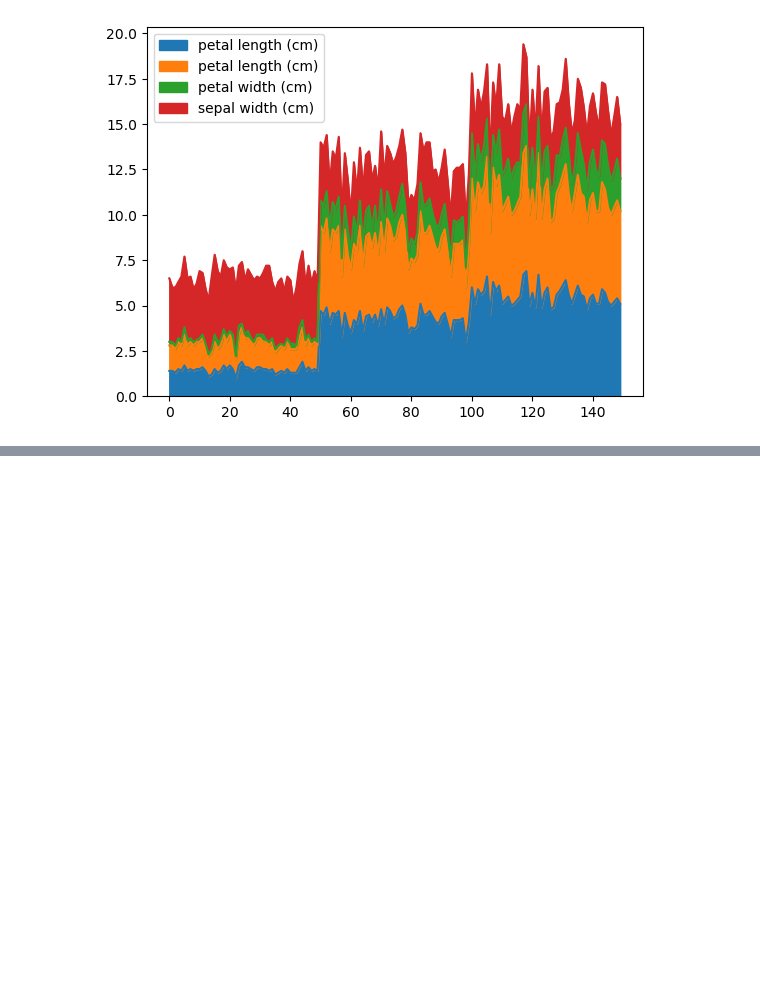
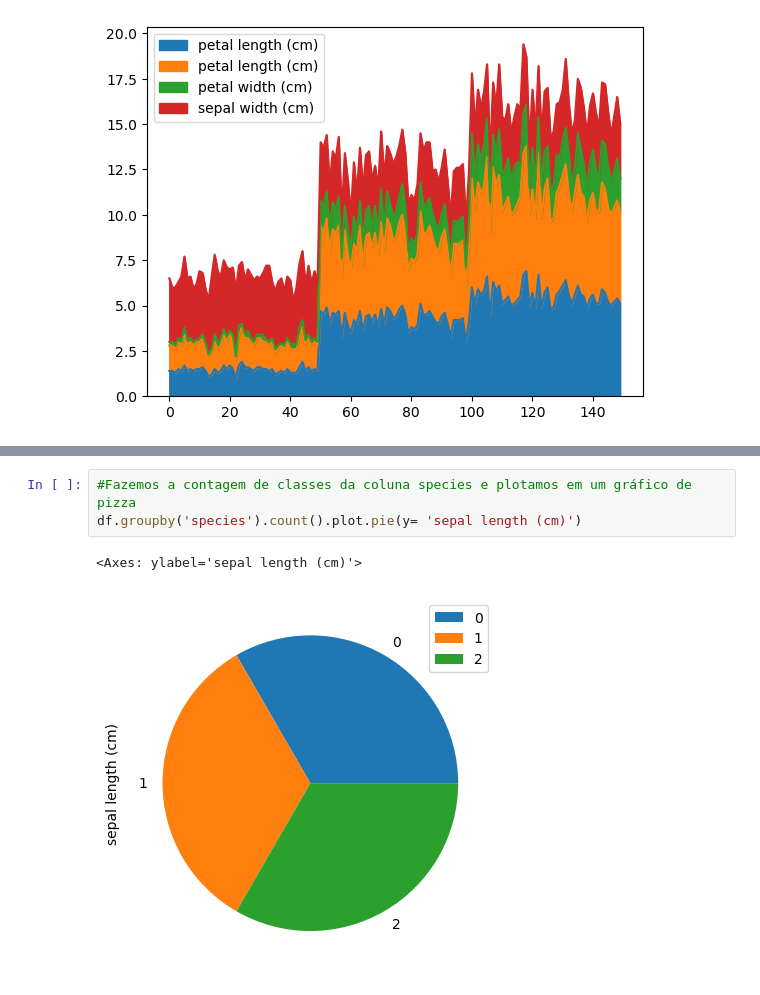
Before and after one commit to ThullioF/DSA---Python, a Jupyter notebook: Cap10/Cap10.Pandas.ipynb, the cells around one changed output, grey strips where cells are left out. Drawn from its saved outputs; the diff is of its cells as text; blank space fills up the shorter version.

```diff
--- a/Cap10/Cap10.Pandas.ipynb
+++ b/Cap10/Cap10.Pandas.ipynb
@@ -681,0 +688,6 @@ df[columms].plot.area()
+# %%
+#Fazemos a contagem de classes da coluna species e plotamos em um gráfico de pizza
+df.groupby('species').count().plot.pie(y= 'sepal length (cm)')
+# %% [output]
+<Axes: ylabel='sepal length (cm)'>
+[figure, added]
```
Also changed, not shown: parts of 4 cells of this notebook, 1 other file.
